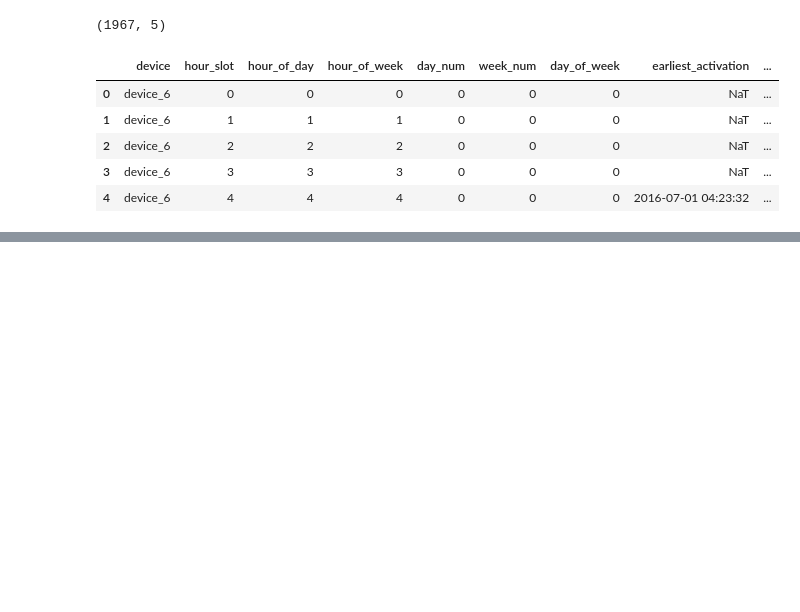
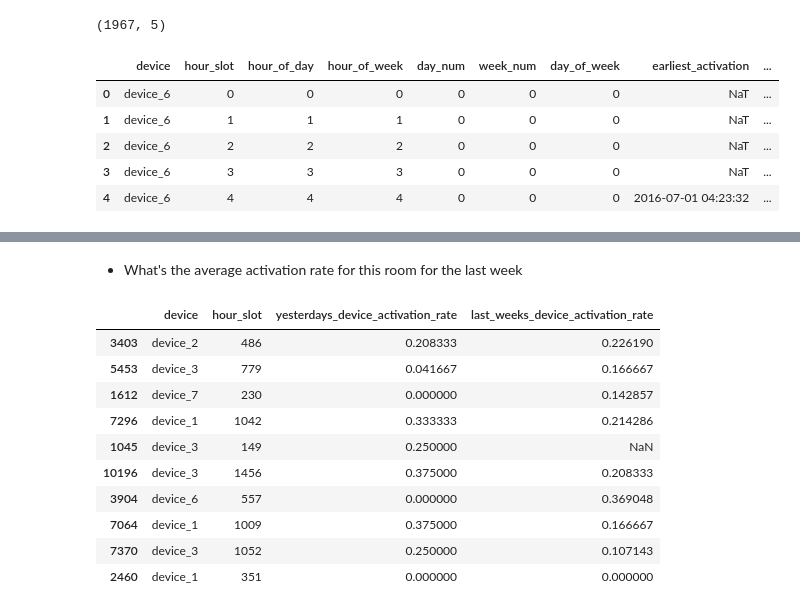
Before and after one commit to conor-digan/challenge-wattx, a Jupyter notebook: Data Exploration.ipynb, the cells around one changed output, grey strips where cells are left out. Drawn from its saved outputs; the diff is of its cells as text; code cells hidden in the pictures; blank space fills up the shorter version.

```diff
--- a/Data Exploration.ipynb
+++ b/Data Exploration.ipynb
@@ -158,0 +312,54 @@ for i, device in zip(range(n_devices), all_devices):
+# %% [markdown]
+* What's the average activation rate for this room for the last week
+# %%
+#Get average daily activations for each device
+weekly_device_activation_rate_df = df.groupby(['device', 'day_num'])\
+                                .agg(np.mean)['is_active']\
+                                .reset_index(drop=False)
+weekly_device_activation_rate_df.columns = ['device', 'day_num', 'activation_rate']
+
+weekly_device_activation_rate_df.sort_values('day_num', ascending = True)
+weekly_device_activation_rate_df['weeks_activation_rate'] = weekly_device_activation_rate_df\
+                                                        .groupby('device')['activation_rate']\
+                                                        .rolling(7).mean()\
+                                                        .reset_index(drop=True)
+
+#Add 1 to the day for joining with original df
+weekly_device_activation_rate_df['lead_day_num'] = weekly_device_activation_rate_df['day_num'] + 1
+
+weekly_device_activation_rate_df = pd.merge(
+    df[['device', 'hour_slot', 'day_num']],
+    weekly_device_activation_rate_df,
+    how = 'left',
+    left_on = ['device', 'day_num'],
+    right_on = ['device', 'lead_day_num']
+)
+
+#Clean up
+keep_cols = [
+    'device',
+    'hour_slot',
+    'activation_rate',
+    'weeks_activation_rate'
+    ]
+weekly_device_activation_rate_df = weekly_device_activation_rate_df[keep_cols]
+weekly_device_activation_rate_df.columns = [
+    'device',
+    'hour_slot',
+    'yesterdays_device_activation_rate',
+    'last_weeks_device_activation_rate'
+]
+
+weekly_device_activation_rate_df.sample(10)
+# %% [output]
+|  | device | hour_slot | yesterdays_device_activation_rate | last_weeks_device_activation_rate |
+| 3403 | device_2 | 486 | 0.208333 | 0.226190 |
+| 5453 | device_3 | 779 | 0.041667 | 0.166667 |
+| 1612 | device_7 | 230 | 0.000000 | 0.142857 |
+| 7296 | device_1 | 1042 | 0.333333 | 0.214286 |
+| 1045 | device_3 | 149 | 0.250000 | NaN |
+| 10196 | device_3 | 1456 | 0.375000 | 0.208333 |
+| 3904 | device_6 | 557 | 0.000000 | 0.369048 |
+| 7064 | device_1 | 1009 | 0.375000 | 0.166667 |
+| 7370 | device_3 | 1052 | 0.250000 | 0.107143 |
+| 2460 | device_1 | 351 | 0.000000 | 0.000000 |
```
Also changed, not shown: parts of 20 cells of this notebook.
